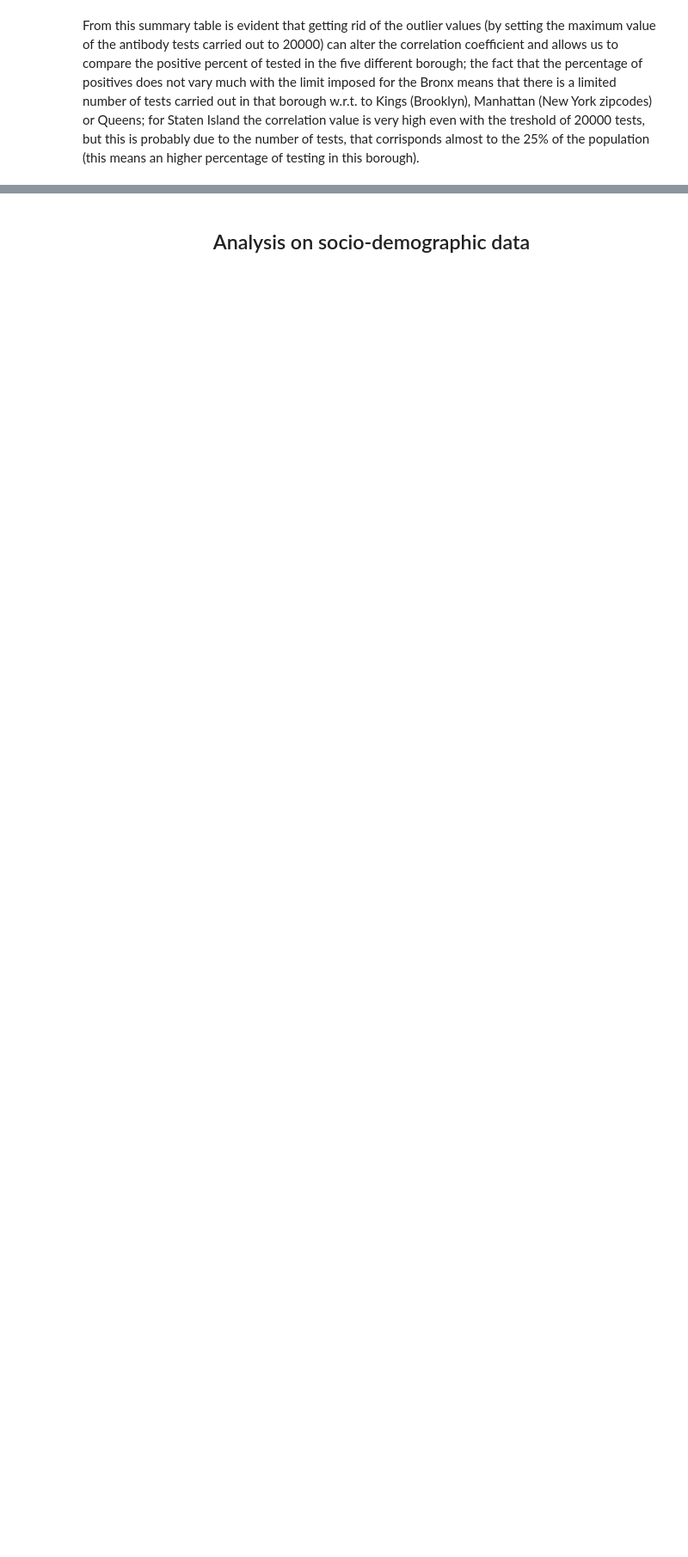
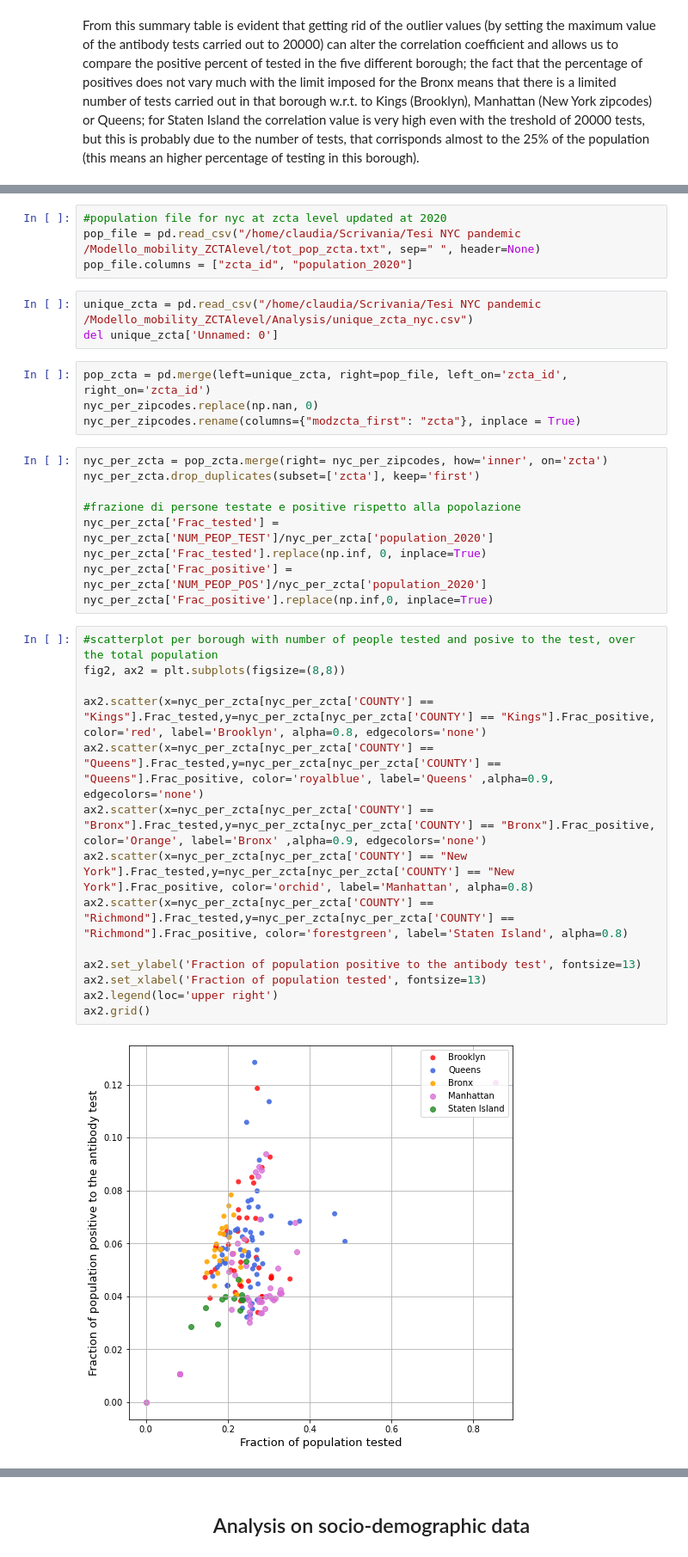
Before and after one commit to ClaudiaDeceglie/Thesis_NYC_covid19, a Jupyter notebook: Data from NYC Health on Covid-19 spread and socio-demographic analysis.ipynb, the cells around one changed output, grey strips where cells are left out. Shown at 86% size. Drawn from its saved outputs; the diff is of its cells as text; blank space fills up the shorter version.

```diff
--- a/Data from NYC Health on Covid-19 spread and socio-demographic analysis.ipynb
+++ b/Data from NYC Health on Covid-19 spread and socio-demographic analysis.ipynb
@@ -150,0 +167,36 @@ From this summary table is evident that getting rid of the outlier values (by se
+# %%
+#population file for nyc at zcta level updated at 2020
+pop_file = pd.read_csv("/home/claudia/Scrivania/Tesi NYC pandemic /Modello_mobility_ZCTAlevel/tot_pop_zcta.txt", sep=" ", header=None)
+pop_file.columns = ["zcta_id", "population_2020"]
+# %%
+unique_zcta = pd.read_csv("/home/claudia/Scrivania/Tesi NYC pandemic /Modello_mobility_ZCTAlevel/Analysis/unique_zcta_nyc.csv")
+del unique_zcta['Unnamed: 0']
+# %%
+pop_zcta = pd.merge(left=unique_zcta, right=pop_file, left_on='zcta_id', right_on='zcta_id')
+nyc_per_zipcodes.replace(np.nan, 0)
+nyc_per_zipcodes.rename(columns={"modzcta_first": "zcta"}, inplace = True)
+# %%
+nyc_per_zcta = pop_zcta.merge(right= nyc_per_zipcodes, how='inner', on='zcta')
+nyc_per_zcta.drop_duplicates(subset=['zcta'], keep='first')
+
+#frazione di persone testate e positive rispetto alla popolazione
+nyc_per_zcta['Frac_tested'] = nyc_per_zcta['NUM_PEOP_TEST']/nyc_per_zcta['population_2020']
+nyc_per_zcta['Frac_tested'].replace(np.inf, 0, inplace=True)
+nyc_per_zcta['Frac_positive'] = nyc_per_zcta['NUM_PEOP_POS']/nyc_per_zcta['population_2020']
+nyc_per_zcta['Frac_positive'].replace(np.inf,0, inplace=True)
+# %%
+#scatterplot per borough with number of people tested and posive to the test, over the total population
+fig2, ax2 = plt.subplots(figsize=(8,8))
+
+ax2.scatter(x=nyc_per_zcta[nyc_per_zcta['COUNTY'] == "Kings"].Frac_tested,y=nyc_per_zcta[nyc_per_zcta['COUNTY'] == "Kings"].Frac_positive, color='red', label='Brooklyn', alpha=0.8, edgecolors='none')
+ax2.scatter(x=nyc_per_zcta[nyc_per_zcta['COUNTY'] == "Queens"].Frac_tested,y=nyc_per_zcta[nyc_per_zcta['COUNTY'] == "Queens"].Frac_positive, color='royalblue', label='Queens' ,alpha=0.9, edgecolors='none')
+ax2.scatter(x=nyc_per_zcta[nyc_per_zcta['COUNTY'] == "Bronx"].Frac_tested,y=nyc_per_zcta[nyc_per_zcta['COUNTY'] == "Bronx"].Frac_positive, color='Orange', label='Bronx' ,alpha=0.9, edgecolors='none')
+ax2.scatter(x=nyc_per_zcta[nyc_per_zcta['COUNTY'] == "New York"].Frac_tested,y=nyc_per_zcta[nyc_per_zcta['COUNTY'] == "New York"].Frac_positive, color='orchid', label='Manhattan', alpha=0.8)
+ax2.scatter(x=nyc_per_zcta[nyc_per_zcta['COUNTY'] == "Richmond"].Frac_tested,y=nyc_per_zcta[nyc_per_zcta['COUNTY'] == "Richmond"].Frac_positive, color='forestgreen', label='Staten Island', alpha=0.8)
+
+ax2.set_ylabel('Fraction of population positive to the antibody test', fontsize=13)
+ax2.set_xlabel('Fraction of population tested', fontsize=13)
+ax2.legend(loc='upper right')
+ax2.grid()
+# %% [output]
+[figure, added]
```
Also changed, not shown: parts of 12 cells of this notebook.
